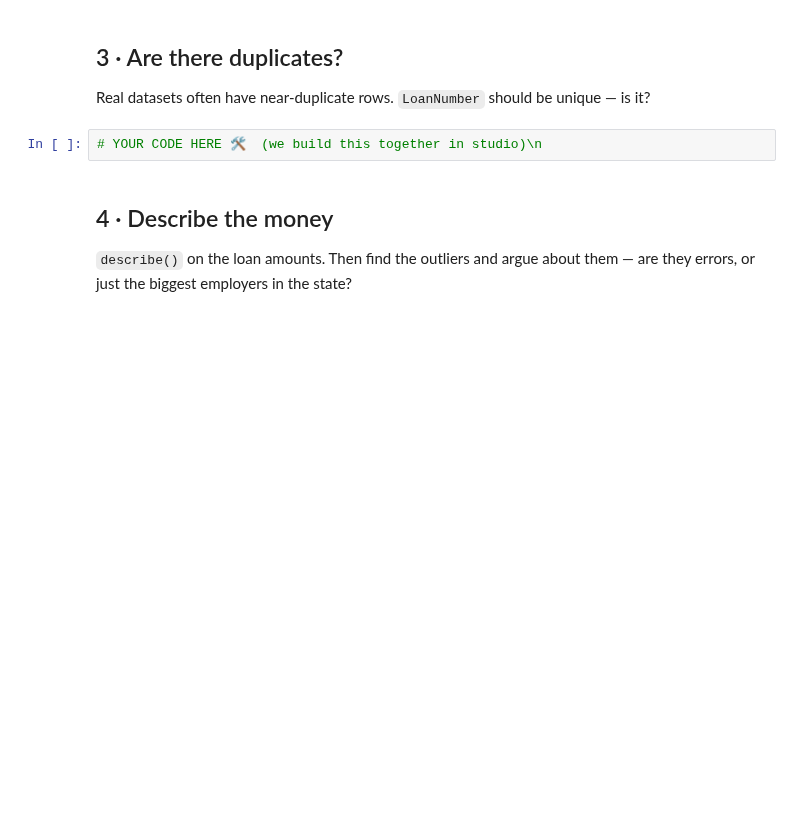
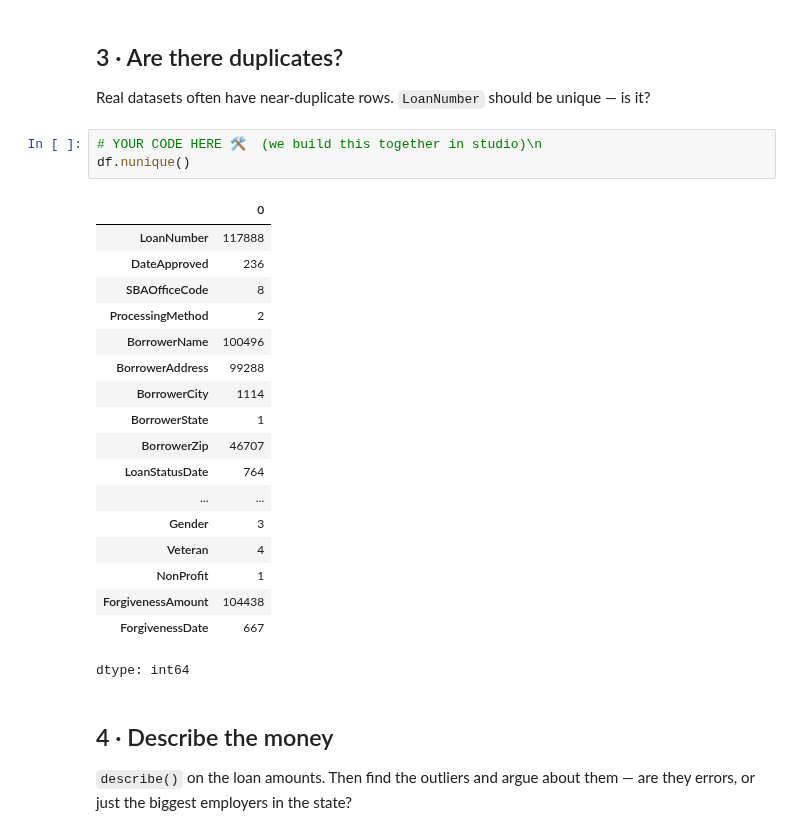
Before and after one commit to k-git-uconn/Studio1-BDM-F26, a Jupyter notebook: studio1/Studio1_PPP_DataER_blank.ipynb, the cells around one changed output. Saved outputs shown, nothing was run; the diff lists cells and outputs as text; blank space fills up the shorter version.

```diff
--- a/studio1/Studio1_PPP_DataER_blank.ipynb
+++ b/studio1/Studio1_PPP_DataER_blank.ipynb
@@ -72,6 +72,26 @@ Is a missing `JobsReported` the same kind of problem as a missing `NAICSCode`?
 Real datasets often have near-duplicate rows. `LoanNumber` should be unique — is it?
 # %%
 # YOUR CODE HERE 🛠️  (we build this together in studio)\n
+df.nunique()
+# %% [output]
+|  | 0 |
+| LoanNumber | 117888 |
+| DateApproved | 236 |
+| SBAOfficeCode | 8 |
+| ProcessingMethod | 2 |
+| BorrowerName | 100496 |
+| BorrowerAddress | 99288 |
+| BorrowerCity | 1114 |
+| BorrowerState | 1 |
+| BorrowerZip | 46707 |
+| LoanStatusDate | 764 |
+| ... | ... |
+| Gender | 3 |
+| Veteran | 4 |
+| NonProfit | 1 |
+| ForgivenessAmount | 104438 |
+| ForgivenessDate | 667 |
+dtype: int64
 # %% [markdown]
 ## 4 · Describe the money
 
```
Also changed, not shown: parts of 4 cells of this notebook.
